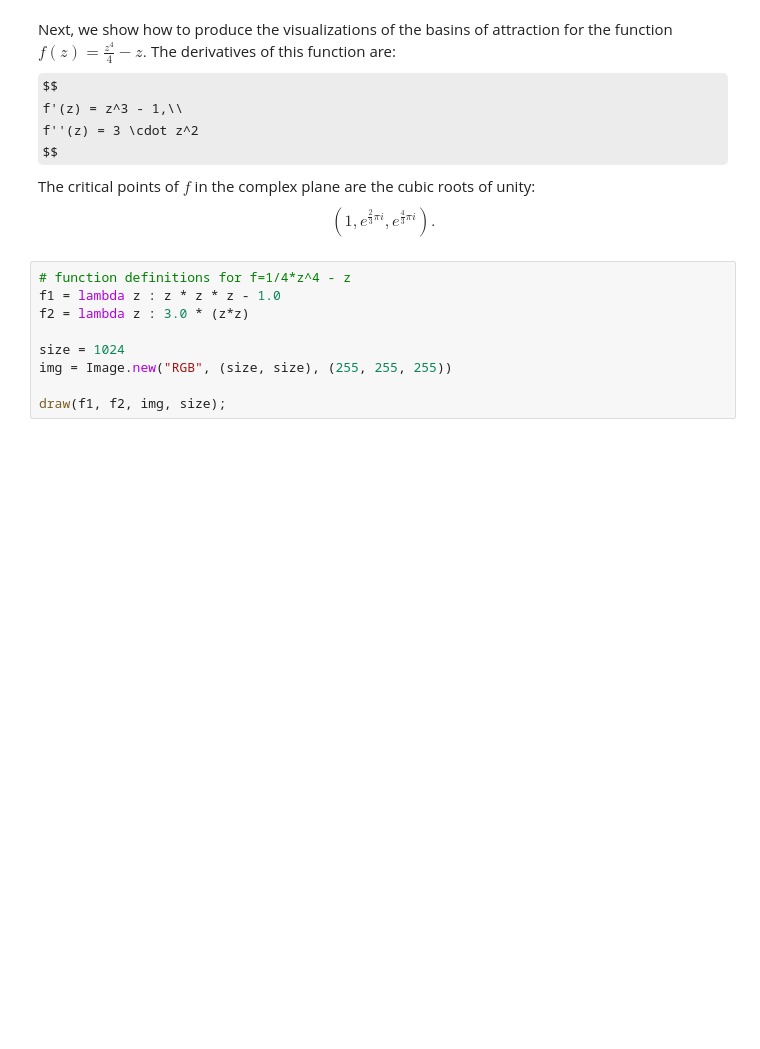
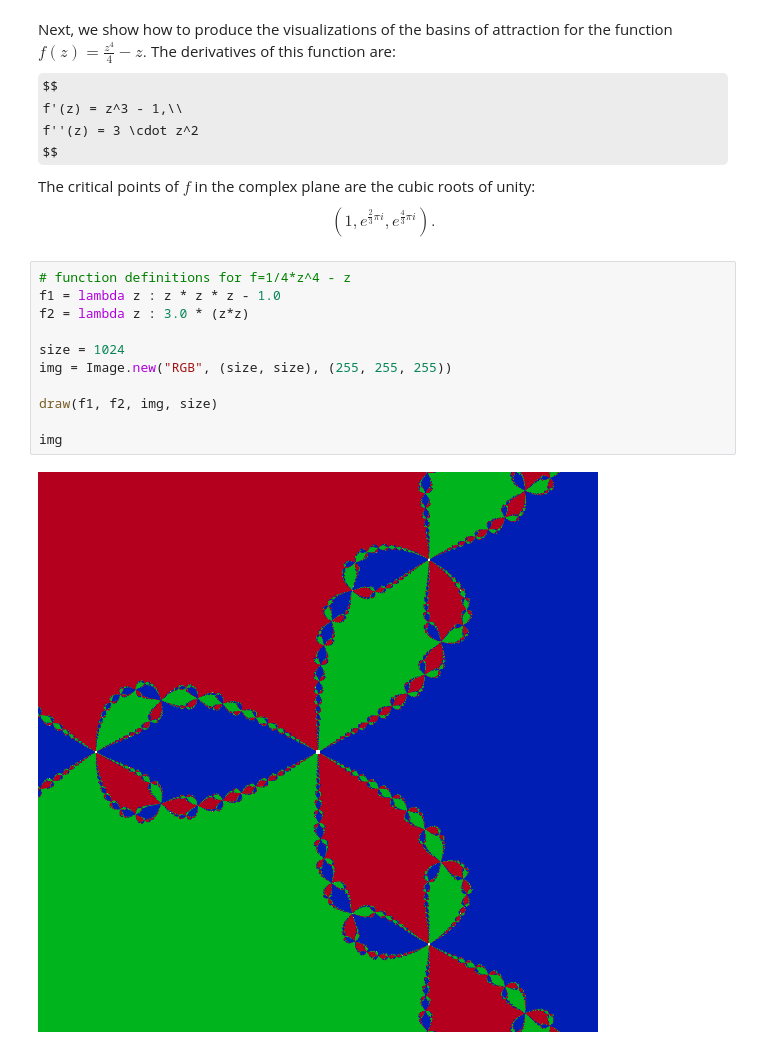
Before and after one commit to lorecchia/convex, a Jupyter notebook: code/newtonfrac.ipynb, the cells around one changed output. Drawn from its saved outputs; the diff is of its cells as text; some formulas as TeX source; blank space fills up the shorter version.

```diff
--- a/code/newtonfrac.ipynb
+++ b/code/newtonfrac.ipynb
@@ -88,9 +89,13 @@ $$
 # %%
 # function definitions for f=1/4*z^4 - z
 f1 = lambda z : z * z * z - 1.0
 f2 = lambda z : 3.0 * (z*z)
 
 size = 1024
 img = Image.new("RGB", (size, size), (255, 255, 255))
 
-draw(f1, f2, img, size);
+draw(f1, f2, img, size)
+
+img
+# %% [output]
+[figure, added]
```
Also changed, not shown: parts of 1 cell of this notebook, 1 other file.
